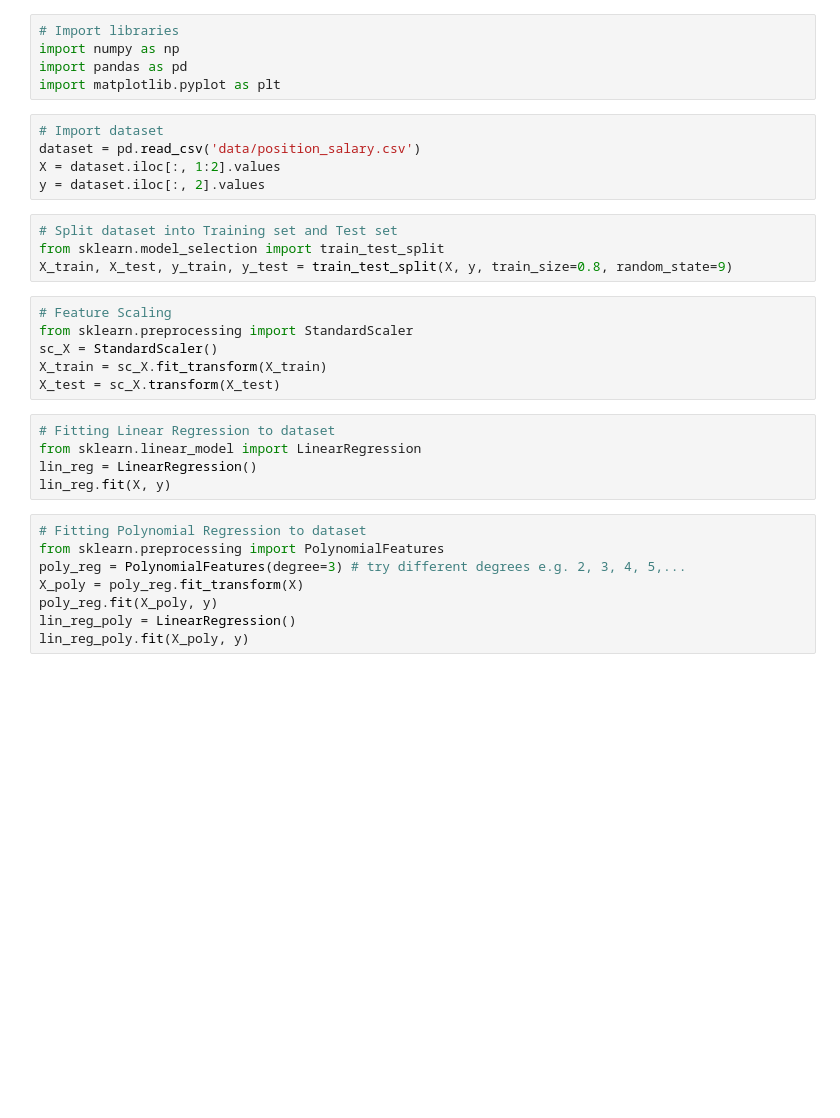
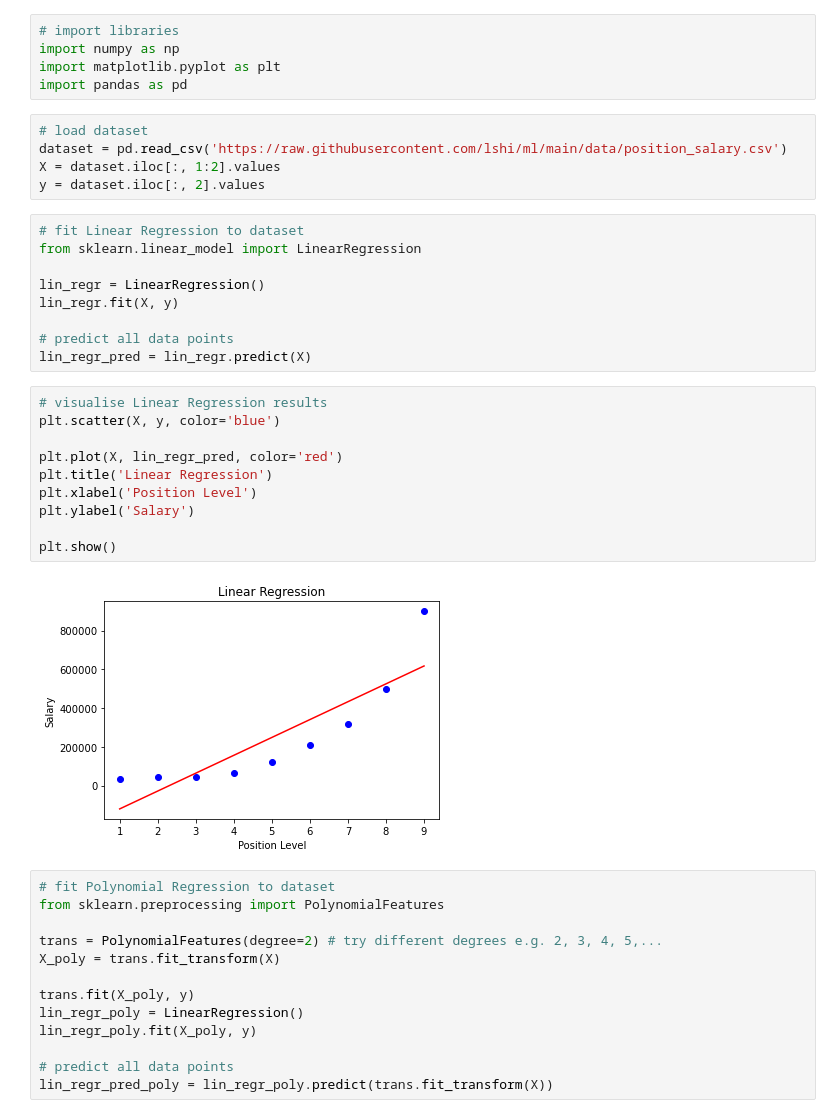
Before and after one commit to lshi/ml, a Jupyter notebook: Polynomial Regression.ipynb, the cells around one changed output. Cells and saved outputs as stored; diff of their text form; blank space fills up the shorter version.

```diff
--- a/Polynomial Regression.ipynb
+++ b/Polynomial Regression.ipynb
@@ -1,34 +1,45 @@
 # %%
-# Import libraries
+# import libraries
 import numpy as np
+import matplotlib.pyplot as plt
 import pandas as pd
-import matplotlib.pyplot as plt
 # %%
-# Import dataset
-dataset = pd.read_csv('data/position_salary.csv')
+# load dataset
+dataset = pd.read_csv('https://raw.githubusercontent.com/lshi/ml/main/data/position_salary.csv')
 X = dataset.iloc[:, 1:2].values
 y = dataset.iloc[:, 2].values
-# %%
-# Split dataset into Training set and Test set
-from sklearn.model_selection import train_test_split
-X_train, X_test, y_train, y_test = train_test_split(X, y, train_size=0.8, random_state=9)
-# %%
-# Feature Scaling
-from sklearn.preprocessing import StandardScaler
-sc_X = StandardScaler()
-X_train = sc_X.fit_transform(X_train)
-X_test = sc_X.transform(X_test)
 # %%
-# Fitting Linear Regression to dataset
+# fit Linear Regression to dataset
 from sklearn.linear_model import LinearRegression
-lin_reg = LinearRegression()
-lin_reg.fit(X, y)
+
+lin_regr = LinearRegression()
+lin_regr.fit(X, y)
+
+# predict all data points
+lin_regr_pred = lin_regr.predict(X)
+# %%
+# visualise Linear Regression results
+plt.scatter(X, y, color='blue')
+
+plt.plot(X, lin_regr_pred, color='red')
+plt.title('Linear Regression')
+plt.xlabel('Position Level')
+plt.ylabel('Salary')
+
+plt.show()
+# %% [output]
+[figure, added]
 # %%
-# Fitting Polynomial Regression to dataset
+# fit Polynomial Regression to dataset
 from sklearn.preprocessing import PolynomialFeatures
-poly_reg = PolynomialFeatures(degree=3) # try different degrees e.g. 2, 3, 4, 5,...
-X_poly = poly_reg.fit_transform(X)
-poly_reg.fit(X_poly, y)
-lin_reg_poly = LinearRegression()
-lin_reg_poly.fit(X_poly, y)
+
+trans = PolynomialFeatures(degree=2) # try different degrees e.g. 2, 3, 4, 5,...
+X_poly = trans.fit_transform(X)
+
+trans.fit(X_poly, y)
+lin_regr_poly = LinearRegression()
+lin_regr_poly.fit(X_poly, y)
+
+# predict all data points
+lin_regr_pred_poly = lin_regr_poly.predict(trans.fit_transform(X))
 # %%
```
Also changed, not shown: parts of 5 cells of this notebook.
